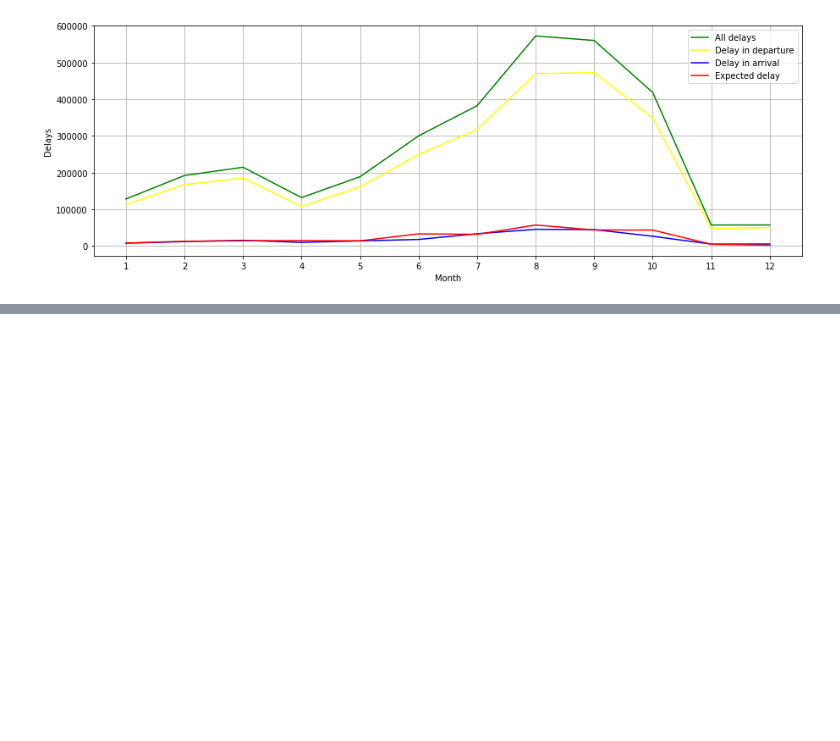
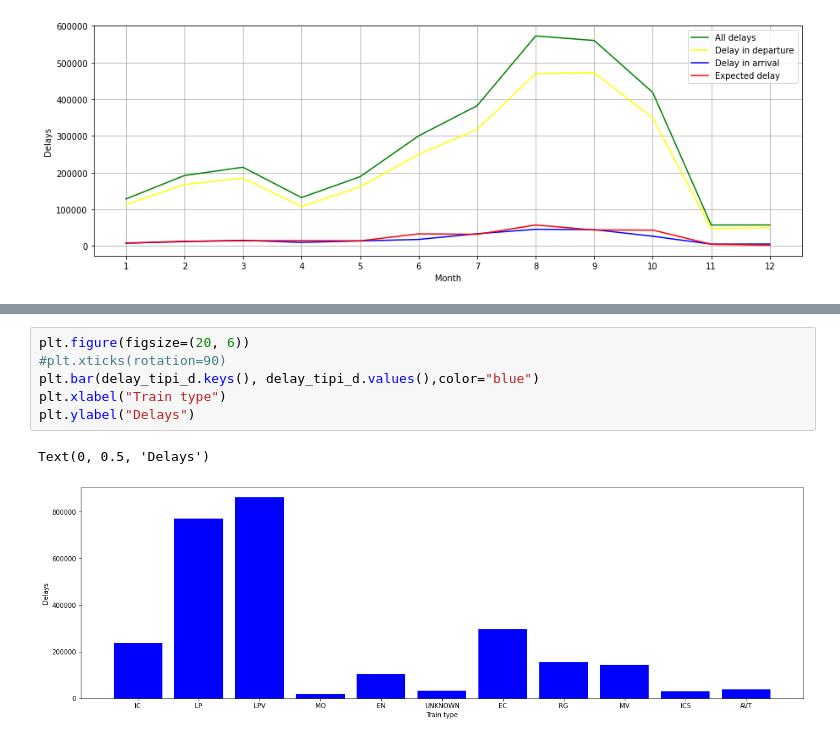
Before and after one commit to jh2851/-PR21JHKJNKSS, a Jupyter notebook: Zamude_vlakov.ipynb, the cells around one changed output, grey strips where cells are left out. Drawn from its saved outputs; the diff is of its cells as text; blank space fills up the shorter version.

```diff
--- a/Zamude_vlakov.ipynb
+++ b/Zamude_vlakov.ipynb
@@ -264,0 +291,9 @@ Text(0, 0.5, 'Delays')
+# %%
+plt.figure(figsize=(20, 6))
+#plt.xticks(rotation=90)
+plt.bar(delay_tipi_d.keys(), delay_tipi_d.values(),color="blue")
+plt.xlabel("Train type")
+plt.ylabel("Delays")
+# %% [output]
+Text(0, 0.5, 'Delays')
+[figure, added]
```
Also changed, not shown: parts of 13 cells of this notebook.
